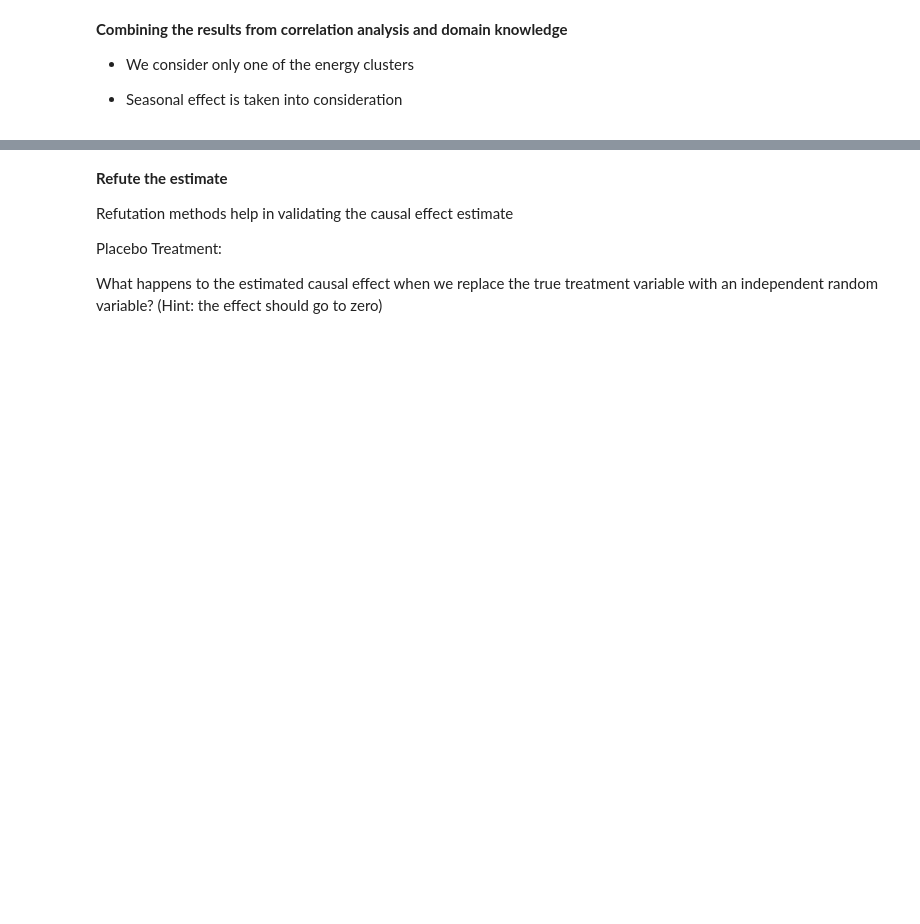
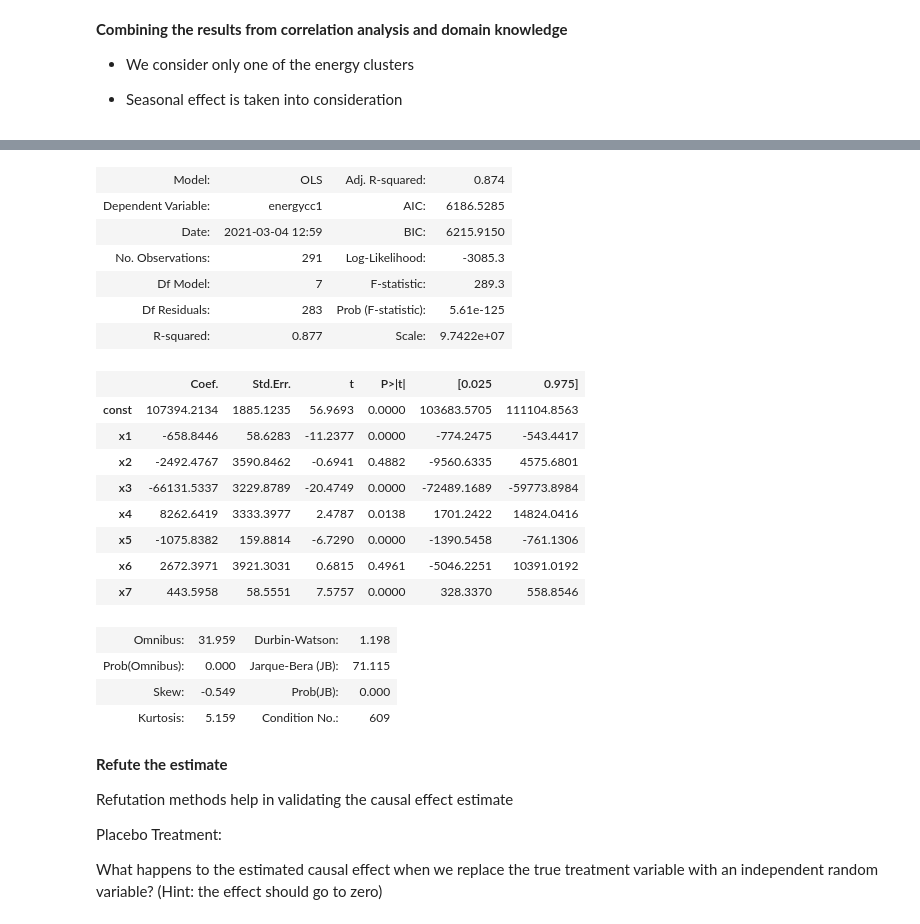
Before and after one commit to emergent-analytics/workstreams, a Jupyter notebook: Mobility and Tourism - WS2/CA_Causal_structure_discovery_economic_impact.ipynb, the cells around one changed output, grey strips where cells are left out. Drawn from its saved outputs; the diff is of its cells as text; code cells hidden in the pictures; blank space fills up the shorter version.

Commit message:
Modified notebook to identify energy usage patterns and run counterfactuals

```diff
--- a/Mobility and Tourism - WS2/CA_Causal_structure_discovery_economic_impact.ipynb
+++ b/Mobility and Tourism - WS2/CA_Causal_structure_discovery_economic_impact.ipynb
@@ -374,3 +397,26 @@ INFO:dowhy.causal_estimator:INFO: Using Linear Regression Estimator
+# %%
+estimate.estimator.model.summary2()
+# %% [output]
+| Model: | OLS | Adj. R-squared: | 0.874 |
+| Dependent Variable: | energycc1 | AIC: | 6186.5285 |
+| Date: | 2021-03-04 12:59 | BIC: | 6215.9150 |
+| No. Observations: | 291 | Log-Likelihood: | -3085.3 |
+| Df Model: | 7 | F-statistic: | 289.3 |
+| Df Residuals: | 283 | Prob (F-statistic): | 5.61e-125 |
+| R-squared: | 0.877 | Scale: | 9.7422e+07 |
+|  | Coef. | Std.Err. | t | P>|t| | [0.025 | 0.975] |
+| const | 107394.2134 | 1885.1235 | 56.9693 | 0.0000 | 103683.5705 | 111104.8563 |
+| x1 | -658.8446 | 58.6283 | -11.2377 | 0.0000 | -774.2475 | -543.4417 |
+| x2 | -2492.4767 | 3590.8462 | -0.6941 | 0.4882 | -9560.6335 | 4575.6801 |
+| x3 | -66131.5337 | 3229.8789 | -20.4749 | 0.0000 | -72489.1689 | -59773.8984 |
+| x4 | 8262.6419 | 3333.3977 | 2.4787 | 0.0138 | 1701.2422 | 14824.0416 |
+| x5 | -1075.8382 | 159.8814 | -6.7290 | 0.0000 | -1390.5458 | -761.1306 |
+| x6 | 2672.3971 | 3921.3031 | 0.6815 | 0.4961 | -5046.2251 | 10391.0192 |
+| x7 | 443.5958 | 58.5551 | 7.5757 | 0.0000 | 328.3370 | 558.8546 |
+| Omnibus: | 31.959 | Durbin-Watson: | 1.198 |
+| Prob(Omnibus): | 0.000 | Jarque-Bera (JB): | 71.115 |
+| Skew: | -0.549 | Prob(JB): | 0.000 |
+| Kurtosis: | 5.159 | Condition No.: | 609 |
 # %% [markdown]
 **Refute the estimate**
 
```
Also changed, not shown: parts of 29 cells of this notebook.
